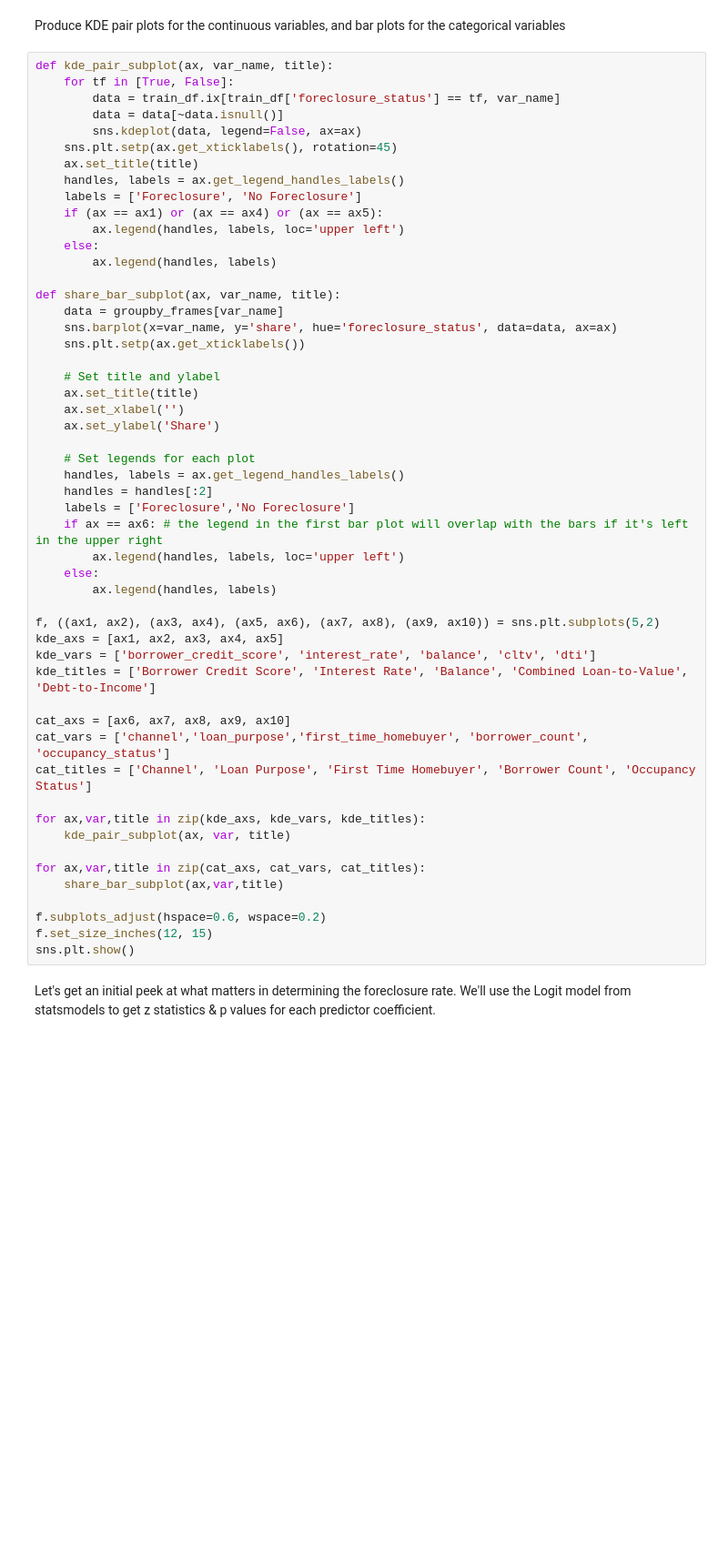
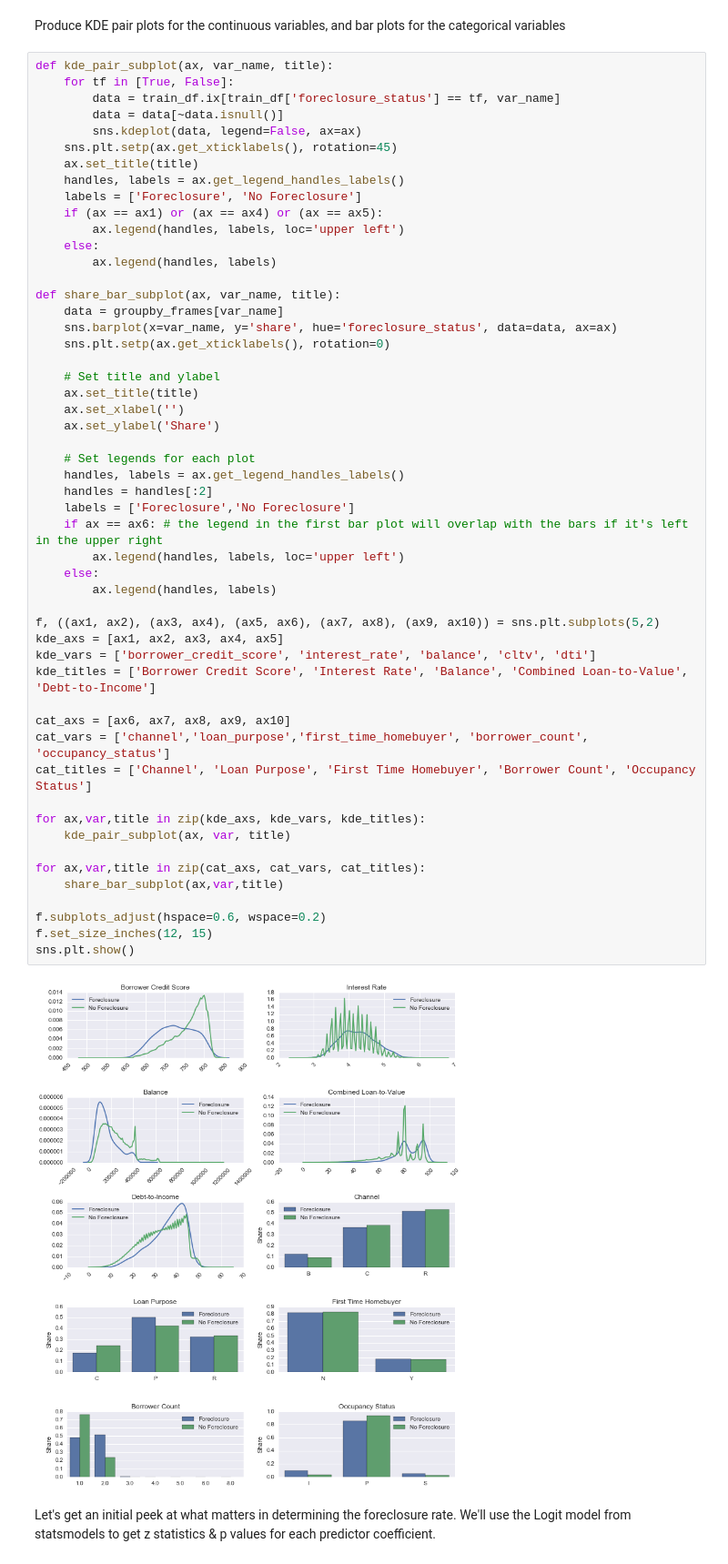
Before and after one commit to rmdelgad2013/ryans_projects, a Jupyter notebook: loan_prediction_project/fanniemae_prediction.ipynb, the cells around one changed output. Shown at 91% size. Saved outputs shown, nothing was run; the diff lists cells and outputs as text; blank space fills up the shorter version.

```diff
--- a/loan_prediction_project/fanniemae_prediction.ipynb
+++ b/loan_prediction_project/fanniemae_prediction.ipynb
@@ -52,40 +90,42 @@ def kde_pair_subplot(ax, var_name, title):
 def share_bar_subplot(ax, var_name, title):
     data = groupby_frames[var_name]
     sns.barplot(x=var_name, y='share', hue='foreclosure_status', data=data, ax=ax)
-    sns.plt.setp(ax.get_xticklabels())
+    sns.plt.setp(ax.get_xticklabels(), rotation=0)
 
     # Set title and ylabel
     ax.set_title(title)
     ax.set_xlabel('')
     ax.set_ylabel('Share')
 
     # Set legends for each plot
     handles, labels = ax.get_legend_handles_labels()
     handles = handles[:2]
     labels = ['Foreclosure','No Foreclosure']
     if ax == ax6: # the legend in the first bar plot will overlap with the bars if it's left in the upper right
         ax.legend(handles, labels, loc='upper left')
     else:
         ax.legend(handles, labels)
 
 f, ((ax1, ax2), (ax3, ax4), (ax5, ax6), (ax7, ax8), (ax9, ax10)) = sns.plt.subplots(5,2)
 kde_axs = [ax1, ax2, ax3, ax4, ax5]
 kde_vars = ['borrower_credit_score', 'interest_rate', 'balance', 'cltv', 'dti']
 kde_titles = ['Borrower Credit Score', 'Interest Rate', 'Balance', 'Combined Loan-to-Value', 'Debt-to-Income']
 
 cat_axs = [ax6, ax7, ax8, ax9, ax10]
 cat_vars = ['channel','loan_purpose','first_time_homebuyer', 'borrower_count', 'occupancy_status']
 cat_titles = ['Channel', 'Loan Purpose', 'First Time Homebuyer', 'Borrower Count', 'Occupancy Status']
 
 for ax,var,title in zip(kde_axs, kde_vars, kde_titles):
     kde_pair_subplot(ax, var, title)
 
 for ax,var,title in zip(cat_axs, cat_vars, cat_titles):
     share_bar_subplot(ax,var,title)
 
 f.subplots_adjust(hspace=0.6, wspace=0.2)
 f.set_size_inches(12, 15)
 sns.plt.show()
+# %% [output]
+[figure, added]
 # %% [markdown]
 Let's get an initial peek at what matters in determining the foreclosure rate. We'll use the Logit model from statsmodels to get z statistics & p values for each predictor coefficient.
 # %%
```
Also changed, not shown: parts of 6 cells of this notebook.
